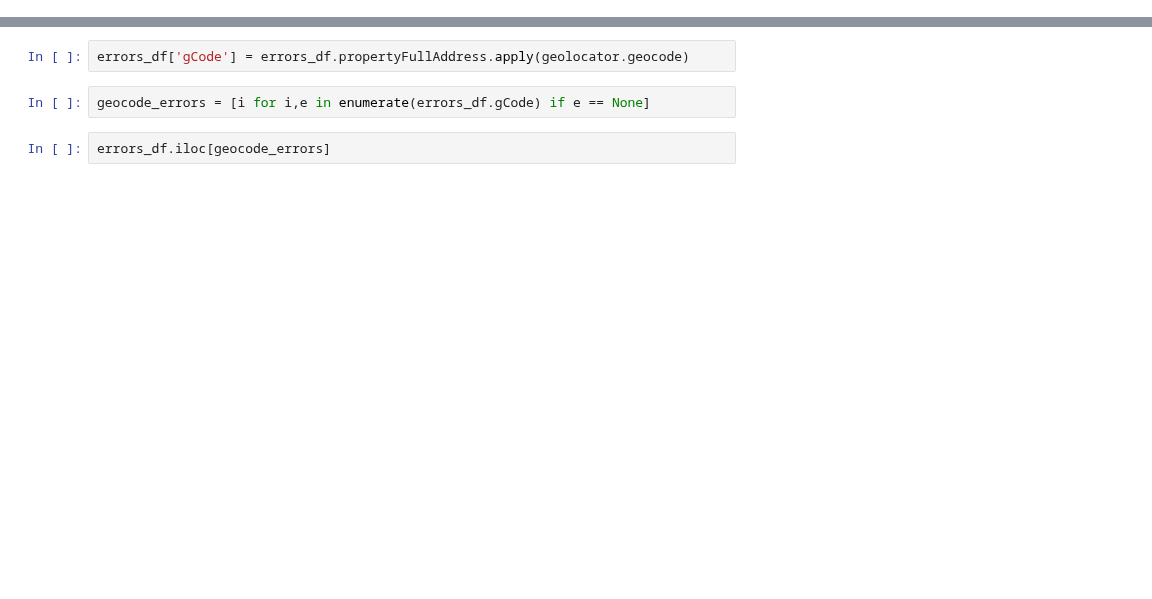
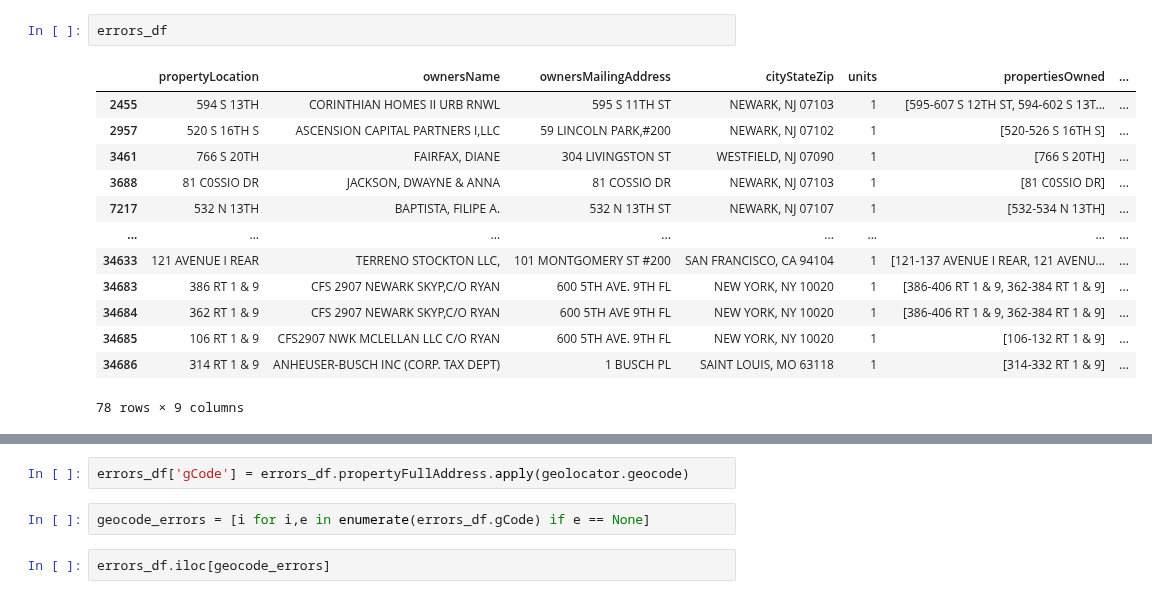
Before and after one commit to kylemichaelreaves/landlord_data, a Jupyter notebook: Newark/newark.ipynb, the cells around one changed output, grey strips where cells are left out. Drawn from its saved outputs; the diff is of its cells as text; blank space fills up the shorter version.

```diff
--- a/Newark/newark.ipynb
+++ b/Newark/newark.ipynb
@@ -55,3 +54,19 @@ df
+# %%
+errors_df
+# %% [output]
+|  | propertyLocation | ownersName | ownersMailingAddress | cityStateZip | units | propertiesOwned | ... |
+| 2455 | 594 S 13TH | CORINTHIAN HOMES II URB RNWL | 595 S 11TH ST | NEWARK, NJ 07103 | 1 | [595-607 S 12TH ST, 594-602 S 13T... | ... |
+| 2957 | 520 S 16TH S | ASCENSION CAPITAL PARTNERS I,LLC | 59 LINCOLN PARK,#200 | NEWARK, NJ 07102 | 1 | [520-526 S 16TH S] | ... |
+| 3461 | 766 S 20TH | FAIRFAX, DIANE | 304 LIVINGSTON ST | WESTFIELD, NJ 07090 | 1 | [766 S 20TH] | ... |
+| 3688 | 81 C0SSIO DR | JACKSON, DWAYNE & ANNA | 81 COSSIO DR | NEWARK, NJ 07103 | 1 | [81 C0SSIO DR] | ... |
+| 7217 | 532 N 13TH | BAPTISTA, FILIPE A. | 532 N 13TH ST | NEWARK, NJ 07107 | 1 | [532-534 N 13TH] | ... |
+| ... | ... | ... | ... | ... | ... | ... | ... |
+| 34633 | 121 AVENUE I REAR | TERRENO STOCKTON LLC, | 101 MONTGOMERY ST #200 | SAN FRANCISCO, CA 94104 | 1 | [121-137 AVENUE I REAR, 121 AVENU... | ... |
+| 34683 | 386 RT 1 & 9 | CFS 2907 NEWARK SKYP,C/O RYAN | 600 5TH AVE. 9TH FL | NEW YORK, NY 10020 | 1 | [386-406 RT 1 & 9, 362-384 RT 1 & 9] | ... |
+| 34684 | 362 RT 1 & 9 | CFS 2907 NEWARK SKYP,C/O RYAN | 600 5TH AVE 9TH FL | NEW YORK, NY 10020 | 1 | [386-406 RT 1 & 9, 362-384 RT 1 & 9] | ... |
+| 34685 | 106 RT 1 & 9 | CFS2907 NWK MCLELLAN LLC C/O RYAN | 600 5TH AVE. 9TH FL | NEW YORK, NY 10020 | 1 | [106-132 RT 1 & 9] | ... |
+| 34686 | 314 RT 1 & 9 | ANHEUSER-BUSCH INC (CORP. TAX DEPT) | 1 BUSCH PL | SAINT LOUIS, MO 63118 | 1 | [314-332 RT 1 & 9] | ... |
+78 rows × 9 columns
 # %%
 errors_df.propertyLocation.unique()
 # %% [output]
```
Also changed, not shown: parts of 7 cells of this notebook, 2 other files.
